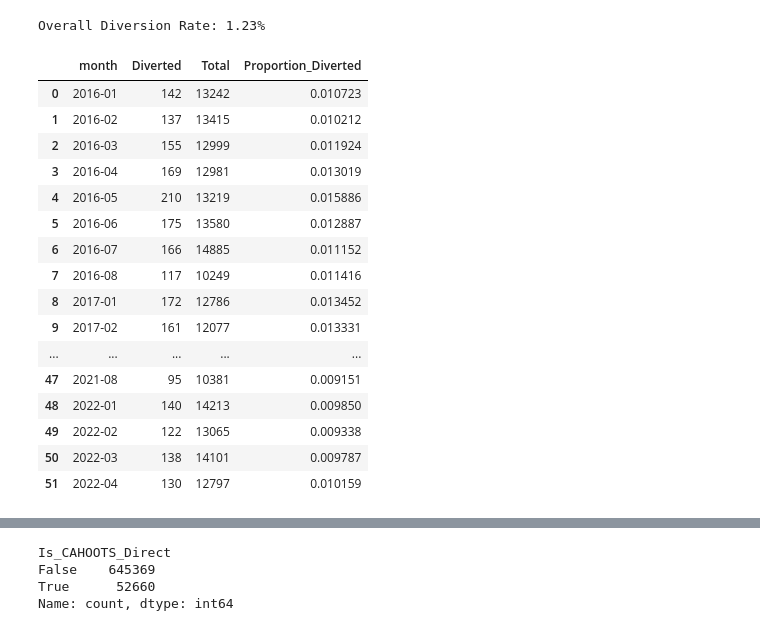
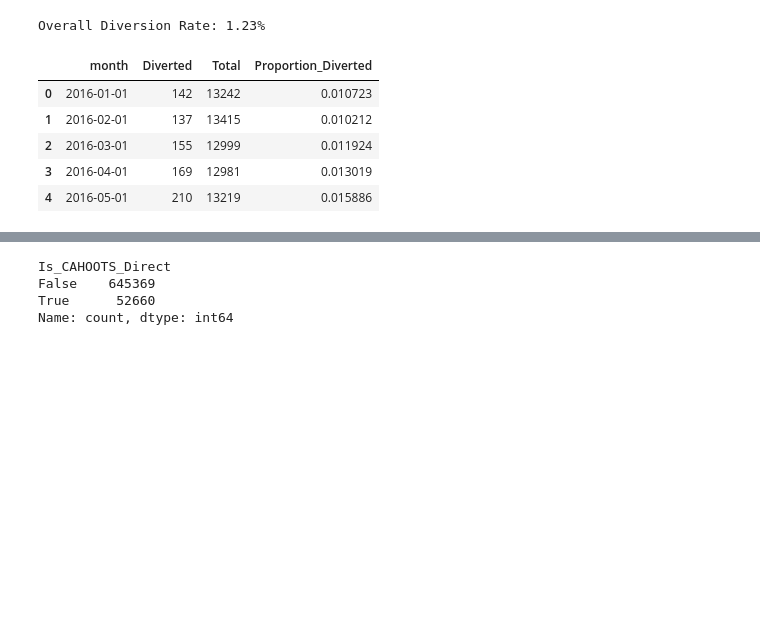
Before and after one commit to hi-c-bucks/CAHOOTS_eda, a Jupyter notebook: cahoots_proj.ipynb, the cells around one changed output, grey strips where cells are left out. Drawn from its saved outputs; the diff is of its cells as text; code cells hidden in the pictures; blank space fills up the shorter version.

```diff
--- a/cahoots_proj.ipynb
+++ b/cahoots_proj.ipynb
@@ -99,0 +97,34 @@ call_data_td.head()
+# %%
+# Define exclusion lists
+exclude_exact = {
+    'TRANSPORT',
+    'MENTAL TRANSPORT',
+    'DISORDERLY MEDICAL TRANSPORT',
+    'SHELTER TRANSPORT',
+    'BASIC NEEDS'
+}
+exclude_keywords = ['TRANSPORT', 'PICKUP', 'BASIC NEEDS', 'SHELTER']
+pattern = '|'.join(exclude_keywords)
+
+# Identify incident types to exclude by keyword match or exact match
+exc_partial = call_data_td[
+    call_data_td['InitialIncidentTypeDescription'].str.contains(pattern, na=False)
+]
+exc_exact = call_data_td[
+    call_data_td['InitialIncidentTypeDescription'].isin(exclude_exact)
+]
+
+# Combine and drop excluded rows
+exc_comb = pd.concat([exc_partial, exc_exact]).drop_duplicates()
+call_data_td = call_data_td.drop(exc_comb.index)
+
+# Define regex pattern to match CAHOOTS unit call signs
+call_signs = r"1J77\s*|3J79\s*|3J78\s*|3J77\s*|4J79\s*|3J81\s*|3J76\s*|2J28\s*|2J29\s*|CAHOOT\s*|CAHOT\s*|CAHO\s*"
+
+# Create binary flags for CAHOOTS presence in primary and responding units
+call_data_td['PrimaryIsCAH'] = call_data_td['PrimaryUnitCallSign'].str.contains(call_signs, regex=True, na=False)
+call_data_td['RespondingIsCAH'] = call_data_td['RespondingUnitCallSign'].str.contains(call_signs, regex=True, na=False)
+
+# Define "Is_Diverted" as calls where CAHOOTS responded but were not the primary unit
+call_data_td['Is_Diverted'] = (~call_data_td['PrimaryIsCAH']) & (call_data_td['RespondingIsCAH'])
+call_data_td.head()
@@ -134,29 +172,18 @@ Overall Diversion Rate: 1.23%
 # %%
 monthly = (
     call_data_td.groupby('month')['Is_Diverted']
     .agg(['sum', 'count'])
     .rename(columns={'sum': 'Diverted', 'count': 'Total'})
 )
 
 monthly['Proportion_Diverted'] = monthly['Diverted'] / monthly['Total']
 monthly.reset_index(inplace=True)
-monthly
+monthly.head()
 # %% [output]
 |  | month | Diverted | Total | Proportion_Diverted |
-| 0 | 2016-01 | 142 | 13242 | 0.010723 |
-| 1 | 2016-02 | 137 | 13415 | 0.010212 |
-| 2 | 2016-03 | 155 | 12999 | 0.011924 |
-| 3 | 2016-04 | 169 | 12981 | 0.013019 |
-| 4 | 2016-05 | 210 | 13219 | 0.015886 |
-| 5 | 2016-06 | 175 | 13580 | 0.012887 |
-| 6 | 2016-07 | 166 | 14885 | 0.011152 |
-| 7 | 2016-08 | 117 | 10249 | 0.011416 |
-| 8 | 2017-01 | 172 | 12786 | 0.013452 |
-| 9 | 2017-02 | 161 | 12077 | 0.013331 |
-| ... | ... | ... | ... | ... |
-| 47 | 2021-08 | 95 | 10381 | 0.009151 |
-| 48 | 2022-01 | 140 | 14213 | 0.009850 |
-| 49 | 2022-02 | 122 | 13065 | 0.009338 |
-| 50 | 2022-03 | 138 | 14101 | 0.009787 |
-| 51 | 2022-04 | 130 | 12797 | 0.010159 |
+| 0 | 2016-01-01 | 142 | 13242 | 0.010723 |
+| 1 | 2016-02-01 | 137 | 13415 | 0.010212 |
+| 2 | 2016-03-01 | 155 | 12999 | 0.011924 |
+| 3 | 2016-04-01 | 169 | 12981 | 0.013019 |
+| 4 | 2016-05-01 | 210 | 13219 | 0.015886 |
 # %%
```
Also changed, not shown: parts of 17 cells of this notebook.
